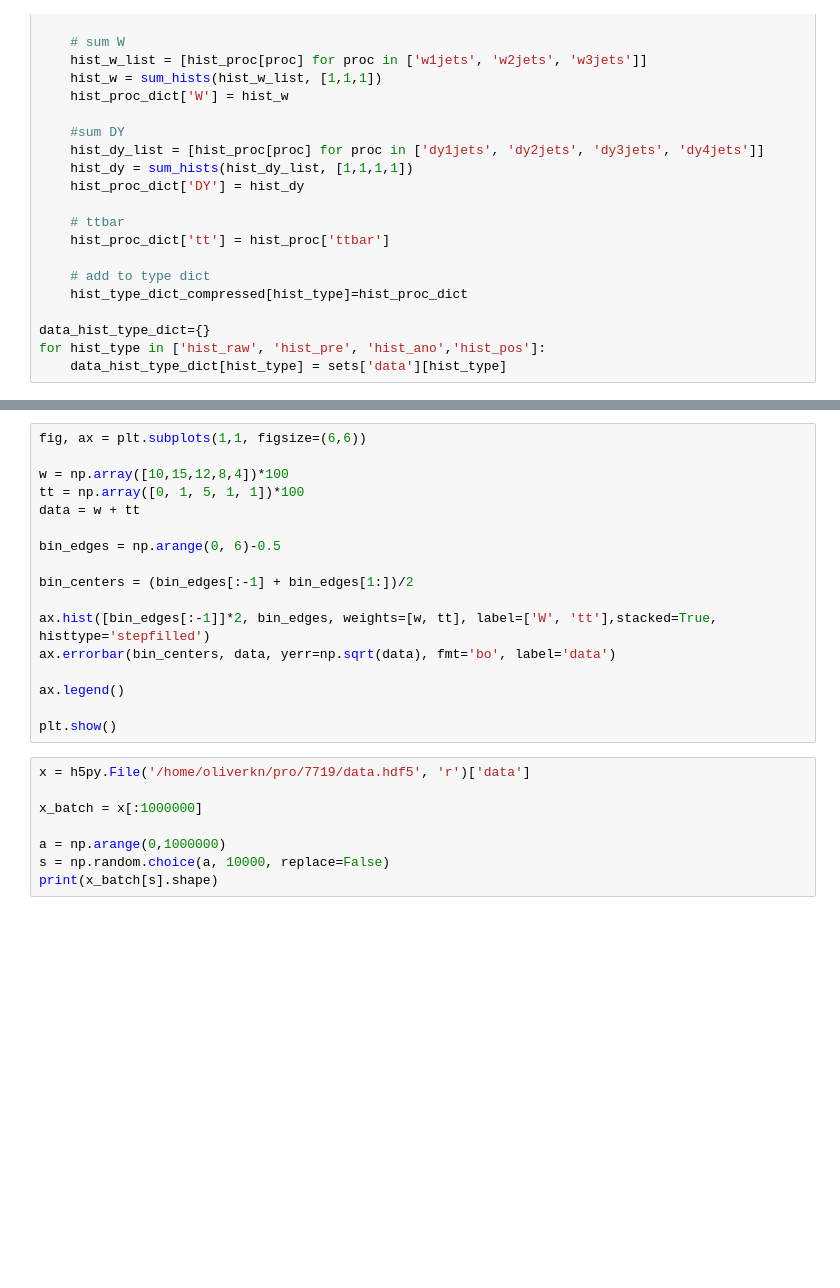
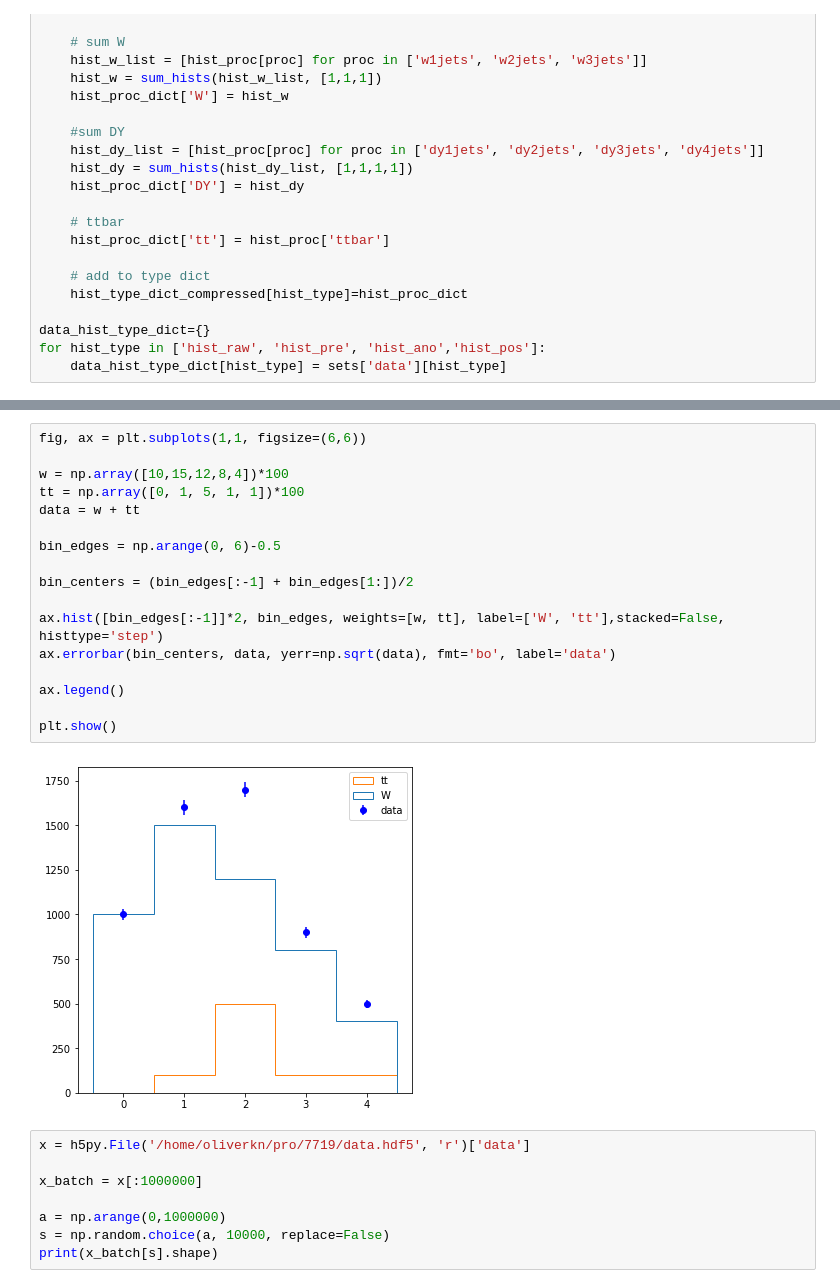
Before and after one commit to oliverkn/alad-for-lhc, a Jupyter notebook: evaluation/ttbar_rediscovery.ipynb, the cells around one changed output, grey strips where cells are left out. Drawn from its saved outputs; the diff is of its cells as text; blank space fills up the shorter version.

```diff
--- a/evaluation/ttbar_rediscovery.ipynb
+++ b/evaluation/ttbar_rediscovery.ipynb
@@ -354,20 +358,22 @@ saving fig to hists.pdf
 # %%
 fig, ax = plt.subplots(1,1, figsize=(6,6))
 
 w = np.array([10,15,12,8,4])*100
 tt = np.array([0, 1, 5, 1, 1])*100
 data = w + tt
 
 bin_edges = np.arange(0, 6)-0.5
 
 bin_centers = (bin_edges[:-1] + bin_edges[1:])/2
 
-ax.hist([bin_edges[:-1]]*2, bin_edges, weights=[w, tt], label=['W', 'tt'],stacked=True, histtype='stepfilled')
+ax.hist([bin_edges[:-1]]*2, bin_edges, weights=[w, tt], label=['W', 'tt'],stacked=False, histtype='step')
 ax.errorbar(bin_centers, data, yerr=np.sqrt(data), fmt='bo', label='data')
 
 ax.legend()
 
 plt.show()
+# %% [output]
+[figure, added]
 # %%
 x = h5py.File('/home/oliverkn/pro/7719/data.hdf5', 'r')['data']
 
```
Also changed, not shown: parts of 6 cells of this notebook, 3 other files.
